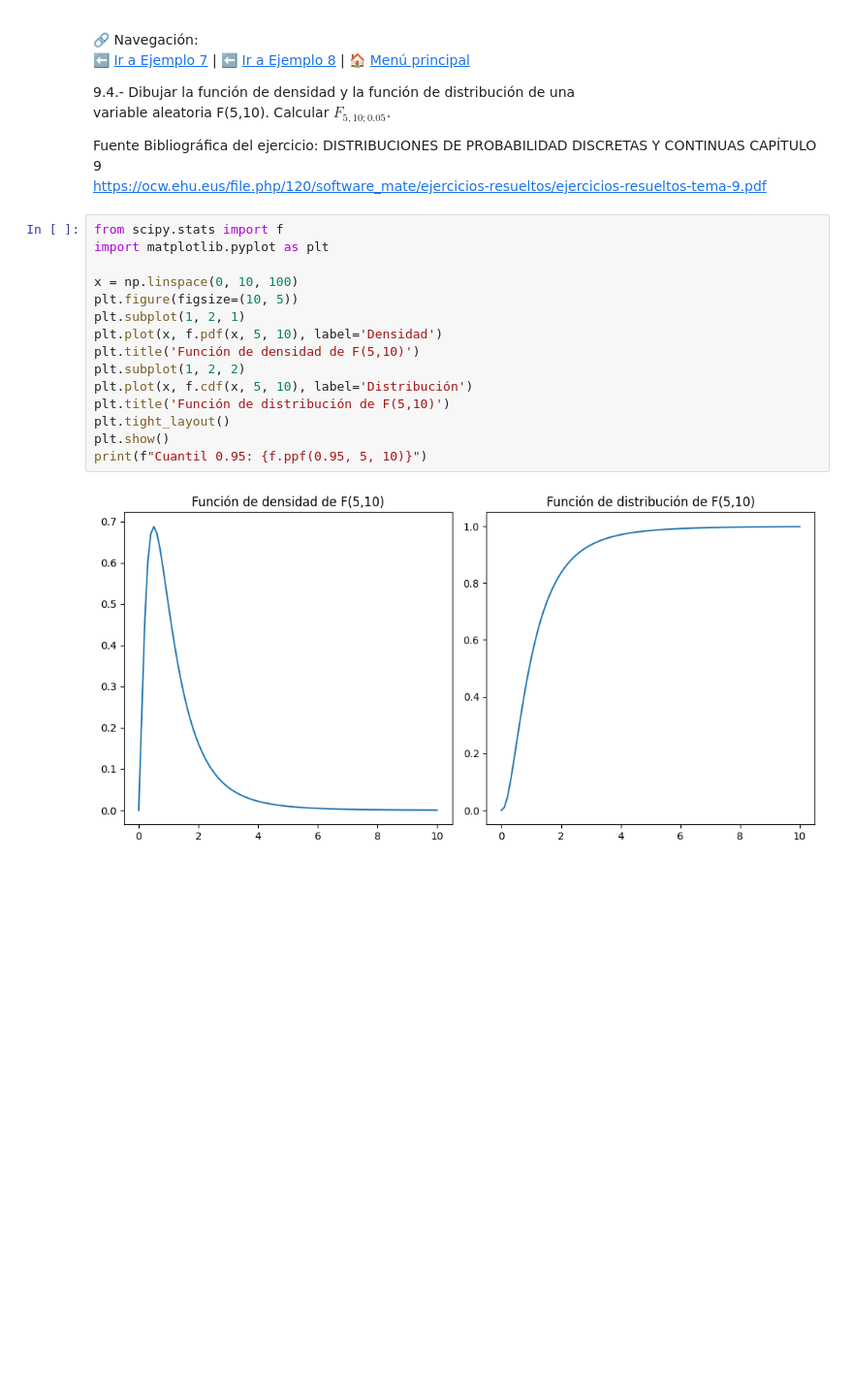
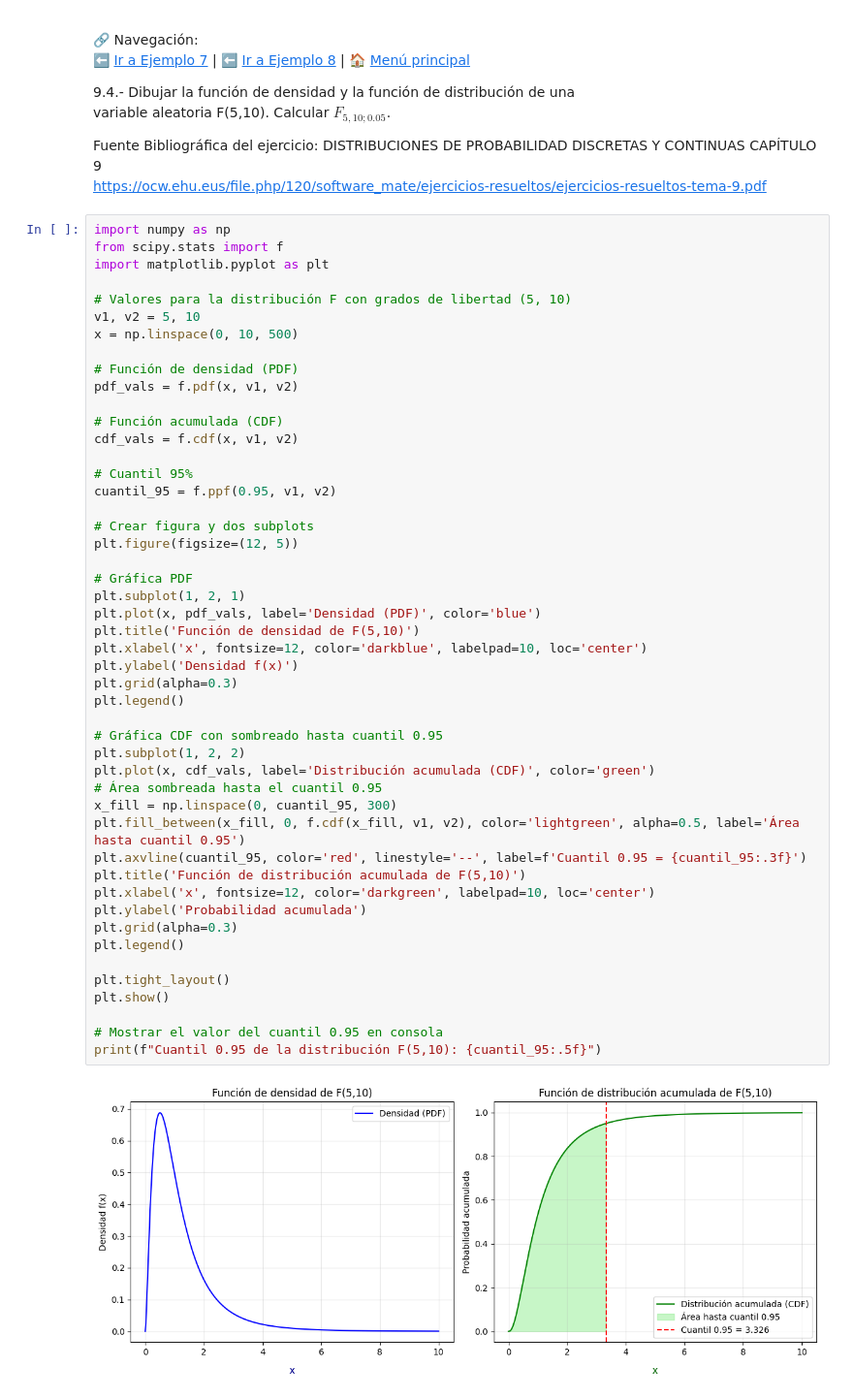
Before and after one commit to JoseAlbertoLunaA57/Distribuciones-de-Probabilidad-F.-, a Jupyter notebook: EjemplosAlberto.ipynb, the cells around one changed output. Shown: that part at 97% size. Saved outputs shown, nothing was run; the diff lists cells and outputs as text; blank space fills up the shorter version.

```diff
--- a/EjemplosAlberto.ipynb
+++ b/EjemplosAlberto.ipynb
@@ -131,19 +140,52 @@ variable aleatoria F(5,10). Calcular \\( F_{5,10;0.05} \\).
 Fuente Bibliográfica del ejercicio: DISTRIBUCIONES DE PROBABILIDAD DISCRETAS Y CONTINUAS CAPÍTULO 9
 https://ocw.ehu.eus/file.php/120/software_mate/ejercicios-resueltos/ejercicios-resueltos-tema-9.pdf
 # %%
+import numpy as np
 from scipy.stats import f
 import matplotlib.pyplot as plt
 
-x = np.linspace(0, 10, 100)
-plt.figure(figsize=(10, 5))
+# Valores para la distribución F con grados de libertad (5, 10)
+v1, v2 = 5, 10
+x = np.linspace(0, 10, 500)
+
+# Función de densidad (PDF)
+pdf_vals = f.pdf(x, v1, v2)
+
+# Función acumulada (CDF)
+cdf_vals = f.cdf(x, v1, v2)
+
+# Cuantil 95%
+cuantil_95 = f.ppf(0.95, v1, v2)
+
+# Crear figura y dos subplots
+plt.figure(figsize=(12, 5))
+
+# Gráfica PDF
 plt.subplot(1, 2, 1)
-plt.plot(x, f.pdf(x, 5, 10), label='Densidad')
+plt.plot(x, pdf_vals, label='Densidad (PDF)', color='blue')
 plt.title('Función de densidad de F(5,10)')
+plt.xlabel('x', fontsize=12, color='darkblue', labelpad=10, loc='center')
+plt.ylabel('Densidad f(x)')
+plt.grid(alpha=0.3)
+plt.legend()
+
+# Gráfica CDF con sombreado hasta cuantil 0.95
 plt.subplot(1, 2, 2)
-plt.plot(x, f.cdf(x, 5, 10), label='Distribución')
-plt.title('Función de distribución de F(5,10)')
+plt.plot(x, cdf_vals, label='Distribución acumulada (CDF)', color='green')
+# Área sombreada hasta el cuantil 0.95
+x_fill = np.linspace(0, cuantil_95, 300)
+plt.fill_between(x_fill, 0, f.cdf(x_fill, v1, v2), color='lightgreen', alpha=0.5, label='Área hasta cuantil 0.95')
+plt.axvline(cuantil_95, color='red', linestyle='--', label=f'Cuantil 0.95 = {cuantil_95:.3f}')
+plt.title('Función de distribución acumulada de F(5,10)')
+plt.xlabel('x', fontsize=12, color='darkgreen', labelpad=10, loc='center')
+plt.ylabel('Probabilidad acumulada')
+plt.grid(alpha=0.3)
+plt.legend()
+
 plt.tight_layout()
 plt.show()
-print(f"Cuantil 0.95: {f.ppf(0.95, 5, 10)}")
+
+# Mostrar el valor del cuantil 0.95 en consola
+print(f"Cuantil 0.95 de la distribución F(5,10): {cuantil_95:.5f}")
 # %% [output]
-[figure, old version]
+[figure, new version]
```
Also changed, not shown: parts of 2 cells of this notebook.
